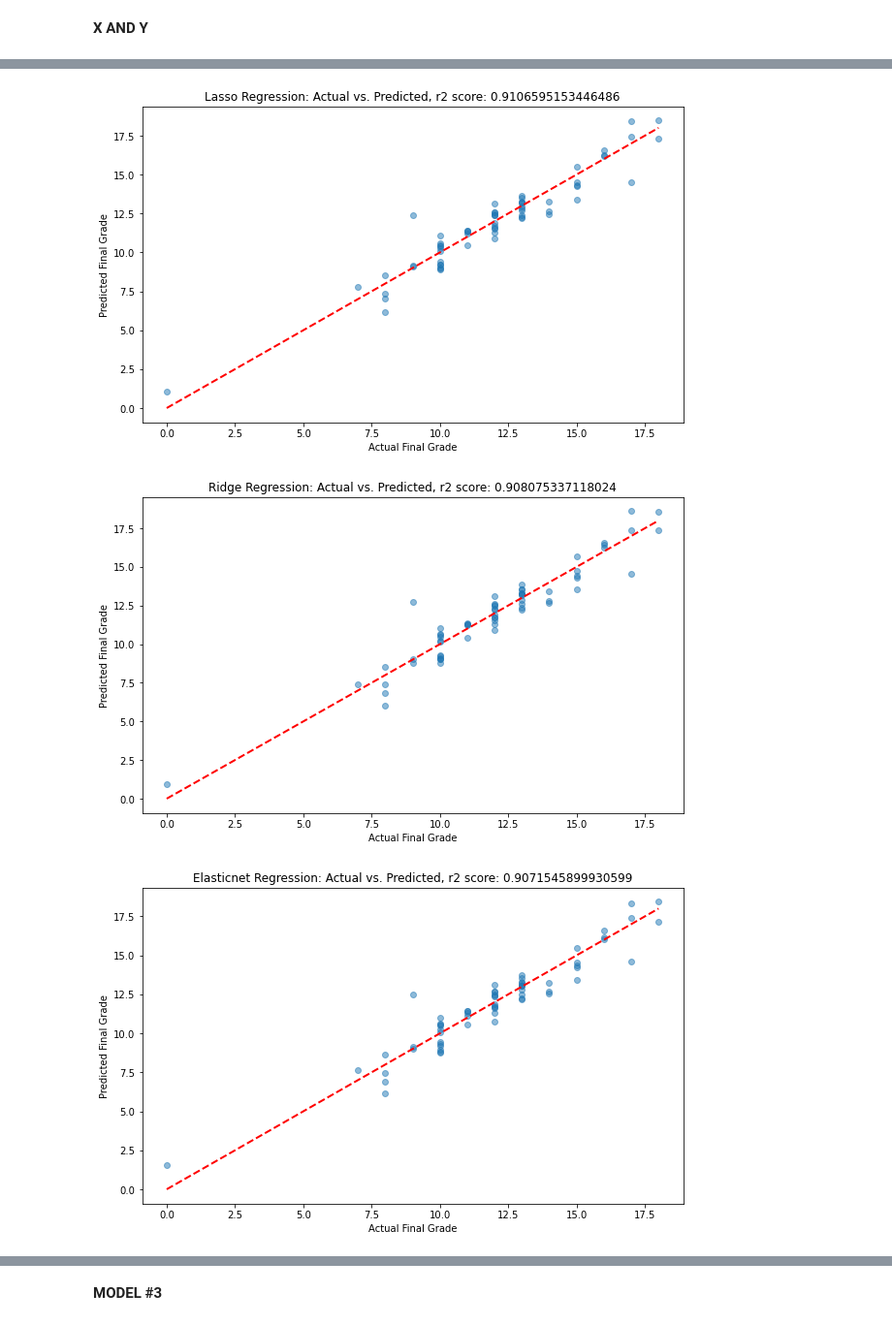
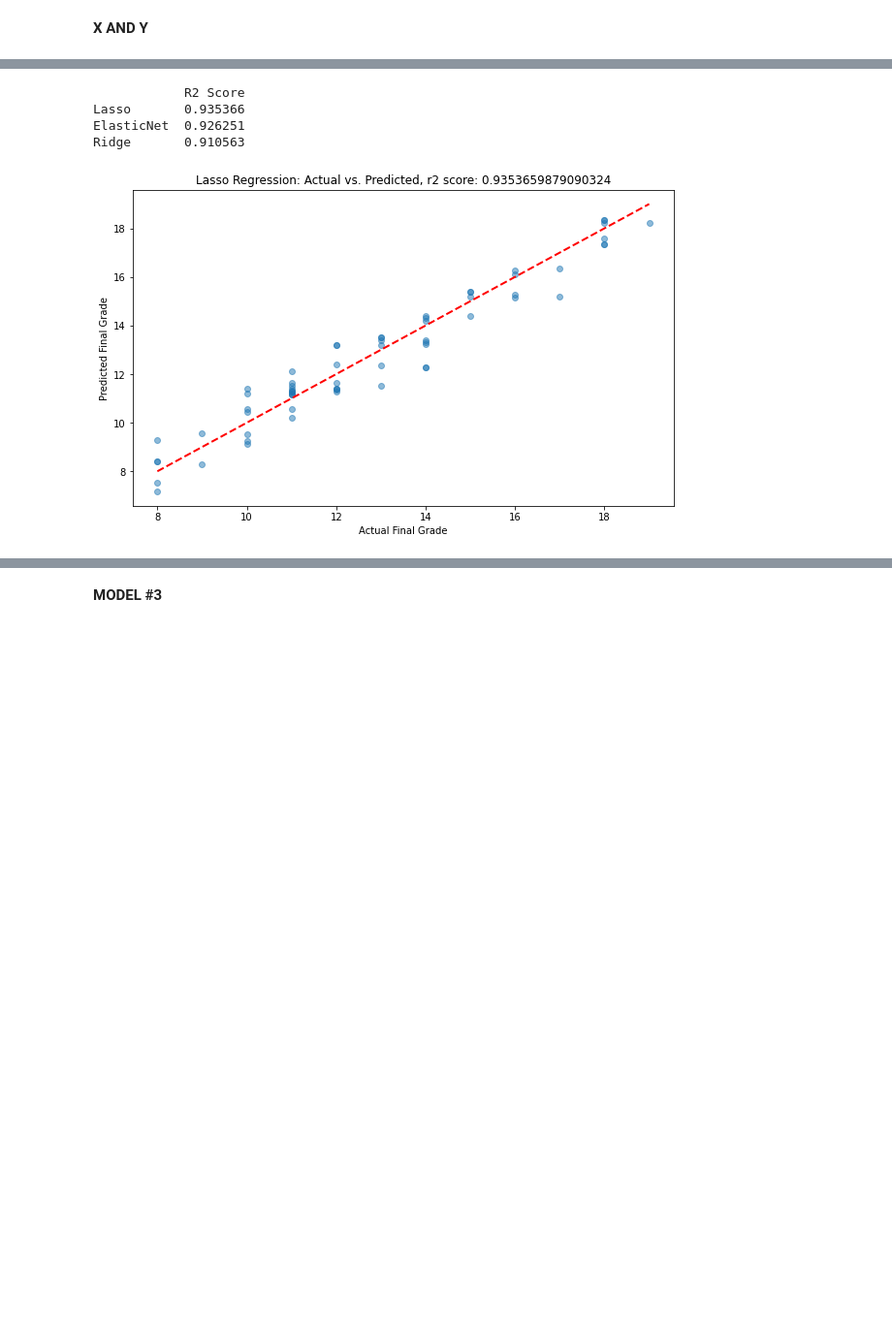
Before and after one commit to oleaskeland/AdvancedAutomation, a Jupyter notebook: Project/models/models.ipynb, the cells around one changed output, grey strips where cells are left out. Shown at 97% size. Cells and saved outputs as stored; diff of their text form; code cells hidden in the pictures; blank space fills up the shorter version.

```diff
--- a/Project/models/models.ipynb
+++ b/Project/models/models.ipynb
@@ -61,11 +67,11 @@ pipeline = Pipeline(data.drop("student_id", axis=1), "final_grade")
 
 dummies = pipeline.getDummies()
 
-X = dummies.drop("final_grade", axis = 1)
-y = dummies["final_grade"]
+X = dummies.drop("final_grade", axis = 1).to_numpy()
+y = dummies["final_grade"].to_numpy()
 
 #Standardizing input
 scaler = StandardScaler()
 X_scaled = scaler.fit_transform(X)
 
-X_train, X_test, y_train, y_test = train_test_split(X_scaled, y, test_size=0.1, random_state=0, shuffle=True)
+X_train, X_test, y_train, y_test = train_test_split(X_scaled, y, test_size=0.1, random_state=42, shuffle=True)
@@ -92,36 +80,41 @@ X_train, X_test, y_train, y_test = train_test_split(X_scaled, y, test_size=0.1,
 # %%
 
+regression_models = {
+    "Lasso" : LassoCV(cv=5, random_state=0).fit(X_train, y_train),
+    "ElasticNet" : ElasticNetCV(cv=5, random_state=0).fit(X_train, y_train),
+    "Ridge" : RidgeCV(alphas=[1e-3, 1e-2, 1e-1, 1]).fit(X_train, y_train)
+}
 
-
-#Defining the models and fitting them to the training data
-lassoCV = LassoCV(cv=5, random_state=0).fit(X_train, y_train)
-elasticnetCV = ElasticNetCV(cv=5, random_state=0).fit(X_train, y_train)
-ridgeCV = RidgeCV(alphas=[1e-3, 1e-2, 1e-1, 1]).fit(X_train, y_train)
-
-#Making predictions
-ypred_lasso = lassoCV.predict(X_test)
-ypred_elasticnet = elasticnetCV.predict(X_test)
-ypred_ridge = ridgeCV.predict(X_test)
-
-#Getting the r2 score
-r2_lasso = metrics.r2_score(y_test, ypred_lasso)
-r2_elasticnet = metrics.r2_score(y_test, ypred_elasticnet)
-r2_ridge = metrics.r2_score(y_test, ypred_ridge)
 
 #A simple scatter plot of ytest and ypred, a good model should follow a diagonal line y=x
 def makeScatter(ytest, ypred, r2score, modelname):
     plt.figure(figsize=(10, 6))
     plt.scatter(ytest, ypred, alpha=0.5)
     plt.plot([min(ytest), max(ytest)], [min(ytest), max(ytest)], '--', color='red', linewidth=2)  # Diagonal line
     plt.title(f'{modelname} Regression: Actual vs. Predicted, r2 score: {r2score}')
     plt.xlabel('Actual Final Grade')
     plt.ylabel('Predicted Final Grade')
     plt.show()
 
-makeScatter(y_test,ypred_lasso, r2_lasso, "Lasso")
-makeScatter(y_test,ypred_ridge, r2_ridge, "Ridge")
-makeScatter(y_test,ypred_elasticnet, r2_elasticnet, "Elasticnet")
+
+results = pd.DataFrame(columns=["R2 Score"], index=list(regression_models.keys()))
+for modelname, model in regression_models.items():
+    y_pred = model.predict(X_test)
+    r2score = r2_score(y_test, y_pred)
+    results.loc[modelname, :] = [r2score]
+
+
+print(results)
+# Convert the "R2 Score" column to numeric before using idxmax()
+results["R2 Score"] = pd.to_numeric(results["R2 Score"])
+best_model_name = results.idxmax()["R2 Score"]  # Get the model name with the highest R2 score
+best_model = regression_models[best_model_name]  # Retrieve the best model from the dictionary
+y_pred_best_model = best_model.predict(X_test)
+
+makeScatter(y_test, y_pred_best_model, results.loc[best_model_name, "R2 Score"], best_model_name)
 # %% [output]
+            R2 Score
+Lasso       0.935366
+ElasticNet  0.926251
+Ridge       0.910563
-[figure, old version]
+[figure, new version]
-[figure, removed]
-[figure, removed]
```
Also changed, not shown: parts of 7 cells of this notebook.
